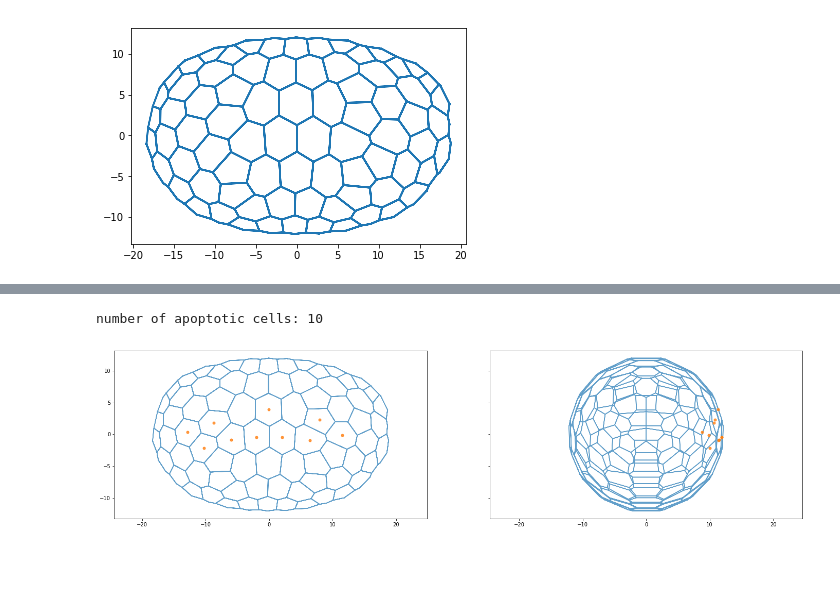
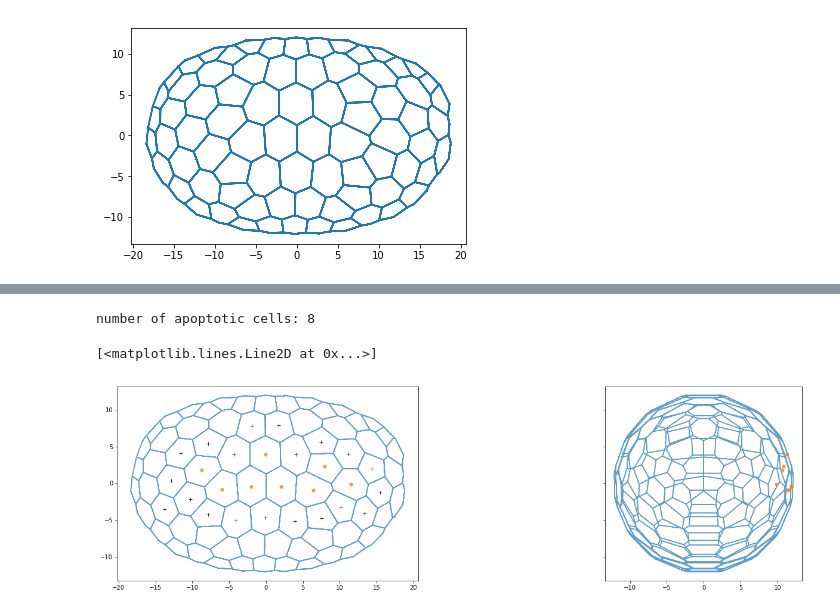
Before and after one commit to suzannelab/invagination, a Jupyter notebook: notebooks/SmallEllipsoidInvagination.ipynb, the cells around one changed output, grey strips where cells are left out. Drawn from its saved outputs; the diff is of its cells as text; code cells hidden in the pictures; blank space fills up the shorter version.

```diff
--- a/notebooks/SmallEllipsoidInvagination.ipynb
+++ b/notebooks/SmallEllipsoidInvagination.ipynb
@@ -189,15 +189,35 @@ ipv_fig
-# %%
-# Define ovoid mesoderm
-define_mesoderm(sheet, a=15, b=4.)
-
-mesoderm = sheet.face_df[sheet.face_df.is_mesoderm].index
-delaminating_cells = sheet.face_df[sheet.face_df['is_mesoderm']].index
-
-print('number of apoptotic cells: {}'.format(delaminating_cells.size))
-mesoderm_position(sheet, delaminating_cells)
-# %% [output]
-number of apoptotic cells: 10
-[figure, removed]
+# %%
+
+
+def define_relaxation_cells(sheet, a=7., b=4., aa=8., bb=6.):
+    """
+    Define an oval area that will become the mesoderm.
+
+    a: radius on the first-axis
+    b: radius on the second-axis
+    """
+    define_mesoderm(sheet, aa, bb)
+    sheet.face_df['is_relaxation'] = sheet.face_df['is_mesoderm']
+    sheet.face_df['is_mesoderm'] = False
+    define_mesoderm(sheet, a, b)
+    sheet.face_df['is_relaxation'] = (~sheet.face_df['is_mesoderm'] & sheet.face_df['is_relaxation'])
+
+    face_not_active = sheet.edge_df[
+        ~sheet.edge_df.is_active.astype(bool)].face.unique()
+    sheet.face_df.loc[face_not_active, 'is_relaxation'] = False
+
+
+define_relaxation_cells(sheet, a=12., b=4., aa=16., bb=8.)
+mesoderm = sheet.face_df[sheet.face_df.is_mesoderm].index
+delaminating_cells = sheet.face_df[sheet.face_df['is_mesoderm']].index
+
+print('number of apoptotic cells: {}'.format(delaminating_cells.size))
+fig, axes = mesoderm_position(sheet, delaminating_cells)
+axes[0].plot(*sheet.face_df[sheet.face_df['is_relaxation']][['z', 'x']].values.T, 'k+', alpha=0.8)
+# %% [output]
+number of apoptotic cells: 8
+[<matplotlib.lines.Line2D at 0x...>]
+[figure, added]
 # %%
 from ipywidgets import IntProgress
 from IPython.display import display
```
Also changed, not shown: parts of 6 cells of this notebook, 3 other files.
